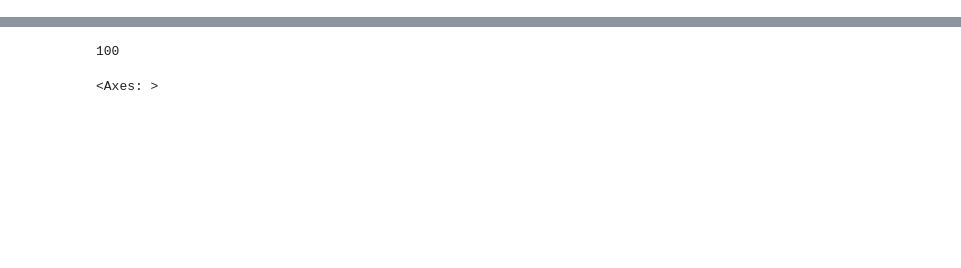
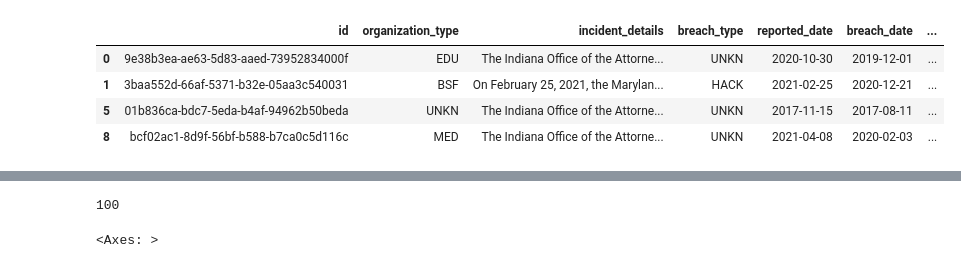
Before and after one commit to fdountiozaboue/NEXIALOG_STAGE, a Jupyter notebook: NLP.ipynb, the cells around one changed output, grey strips where cells are left out. Saved outputs shown, nothing was run; the diff lists cells and outputs as text; code cells hidden in the pictures; blank space fills up the shorter version.

```diff
--- a/NLP.ipynb
+++ b/NLP.ipynb
@@ -58,0 +28,17 @@ Index(['id', 'source', 'org_name', 'acceptable_names', 'org_name_explanation',
+# %%
+
+variables = [
+    "id",
+    "organization_type",
+    "incident_details",
+    "breach_type",
+    "reported_date",
+    "breach_date",
+    "end_breach_date",
+    "total_affected",
+    "residents_affected",
+    "breach_location_city",
+    "breach_location_state",
+    "breach_location_country"
+]
+df=df[variables]
@@ -58,0 +67,8 @@ Index(['id', 'source', 'org_name', 'acceptable_names', 'org_name_explanation',
+# %%
+df_filtré.head(4)
+# %% [output]
+|  | id | organization_type | incident_details | breach_type | reported_date | breach_date | ... |
+| 0 | 9e38b3ea-ae63-5d83-aaed-73952834000f | EDU | The Indiana Office of the Attorne... | UNKN | 2020-10-30 | 2019-12-01 | ... |
+| 1 | 3baa552d-66af-5371-b32e-05aa3c540031 | BSF | On February 25, 2021, the Marylan... | HACK | 2021-02-25 | 2020-12-21 | ... |
+| 5 | 01b836ca-bdc7-5eda-b4af-94962b50beda | UNKN | The Indiana Office of the Attorne... | UNKN | 2017-11-15 | 2017-08-11 | ... |
+| 8 | bcf02ac1-8d9f-56bf-b588-b7ca0c5d116c | MED | The Indiana Office of the Attorne... | UNKN | 2021-04-08 | 2020-02-03 | ... |
```
Also changed, not shown: parts of 15 cells of this notebook, 1 other file.
